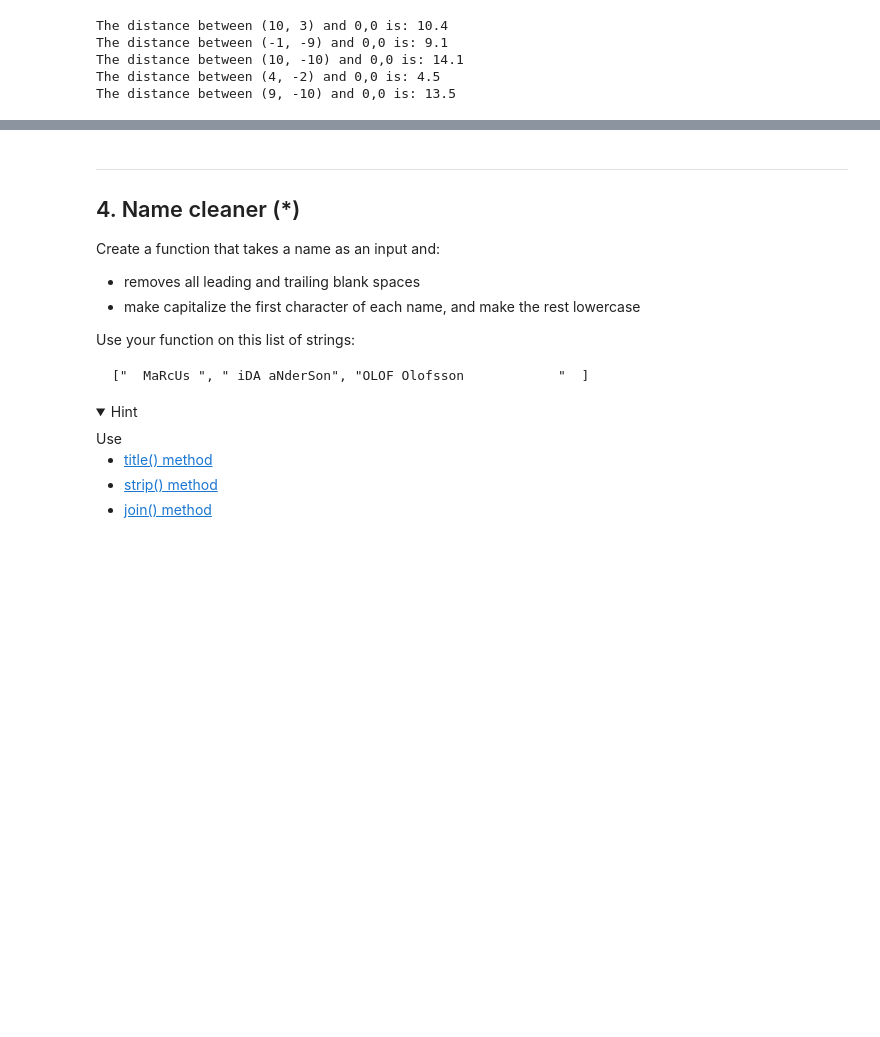
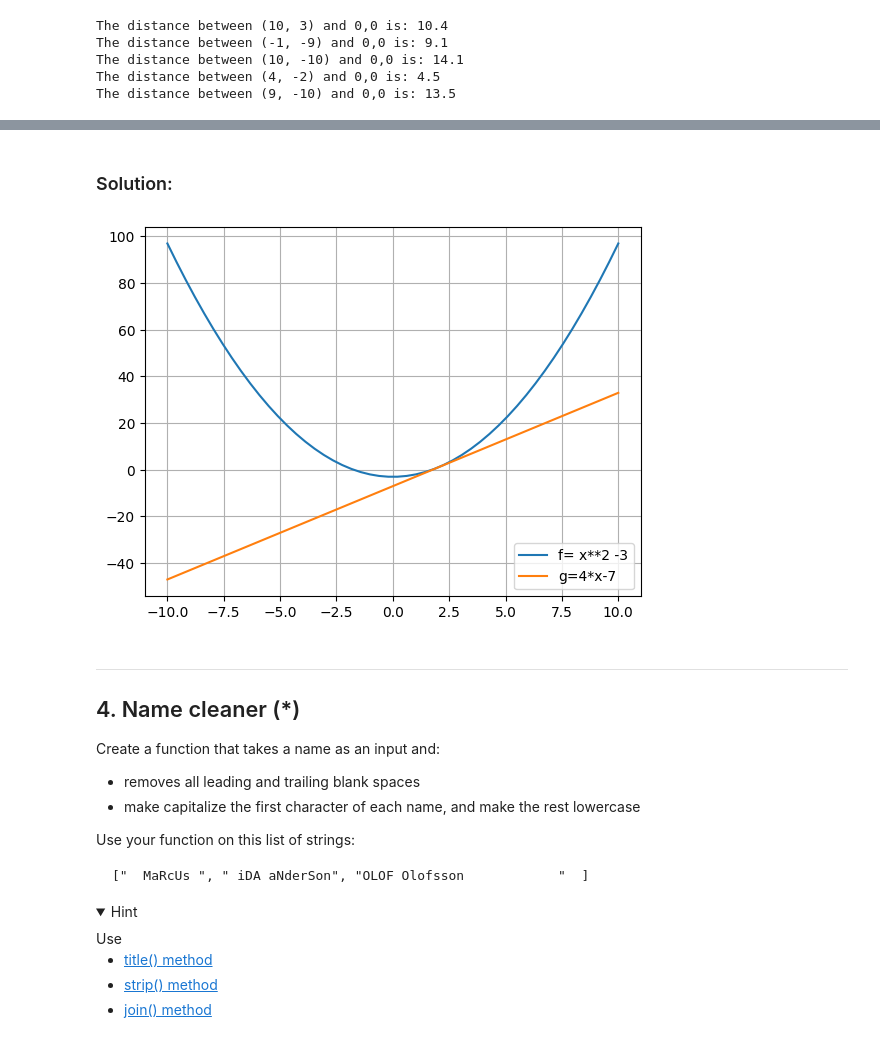
Before and after one commit to StefanoML/-python-programming-STEFANO-MALLUSLINDEQVIST, a Jupyter notebook: Exercises/06-functions/06-functions-exericse.ipynb, the cells around one changed output, grey strips where cells are left out. Drawn from its saved outputs; the diff is of its cells as text; code cells hidden in the pictures; folded sections open; blank space fills up the shorter version.

```diff
--- a/Exercises/06-functions/06-functions-exericse.ipynb
+++ b/Exercises/06-functions/06-functions-exericse.ipynb
@@ -146,6 +146,36 @@ x = np.linspace(-10,10)
 <img align="left" src="../assets/functions_graph.png" width="200"/>
 
 </details>
+# %% [markdown]
+### Solution:
+# %%
+import numpy as np
+import matplotlib.pyplot as plt
+
+
+
+def f(x):
+    f = x**2-3
+    return f
+
+def g(x):
+    g = 4*x-7
+    return g
+
+x_values = np.linspace(-10,10)
+y_f = f(x_values)
+y_g = g(x_values)
+
+plt.plot(x_values, y_f, label = 'f= x**2 -3')
+plt.plot(x_values,y_g, label = 'g=4*x-7')
+
+plt.xlabel = "X"
+plt.ylabel = "Y"
+plt.title = "Relation between f and g."
+plt.legend()
+plt.grid(True)
+# %% [output]
+[figure, added]
 # %% [markdown]
 ---
 ## 4. Name cleaner (*)
```
Also changed, not shown: parts of 1 cell of this notebook, 1 other file.
